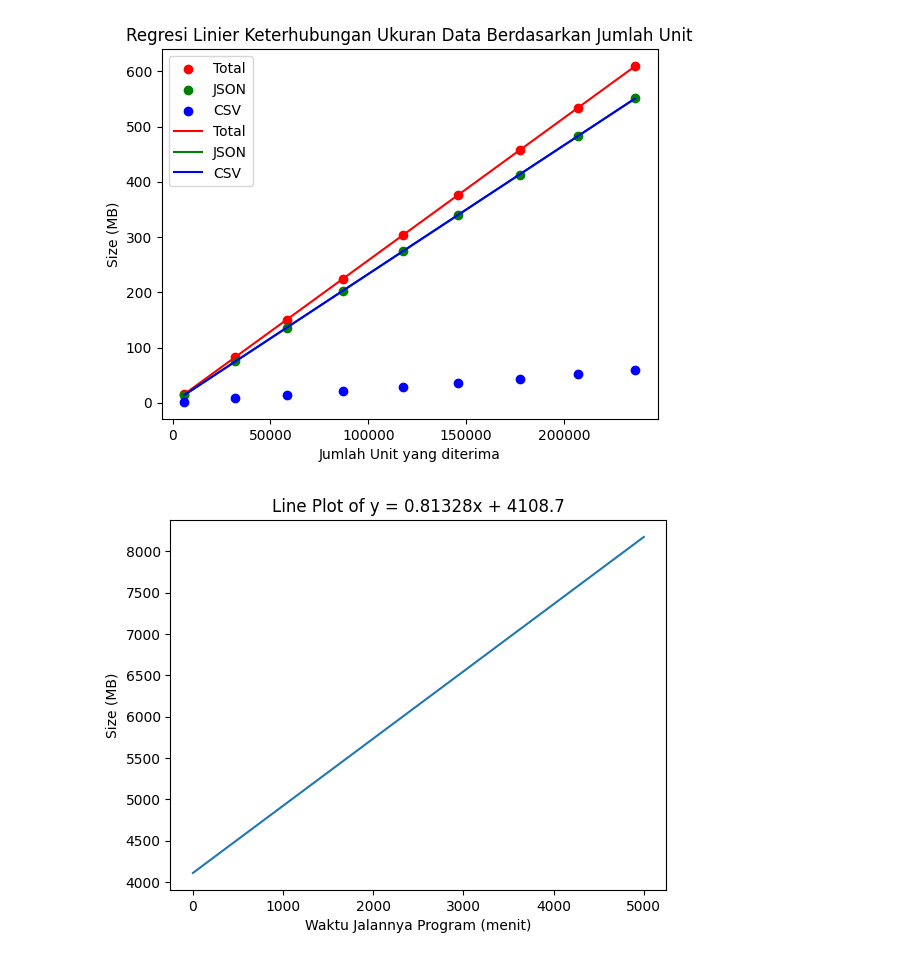
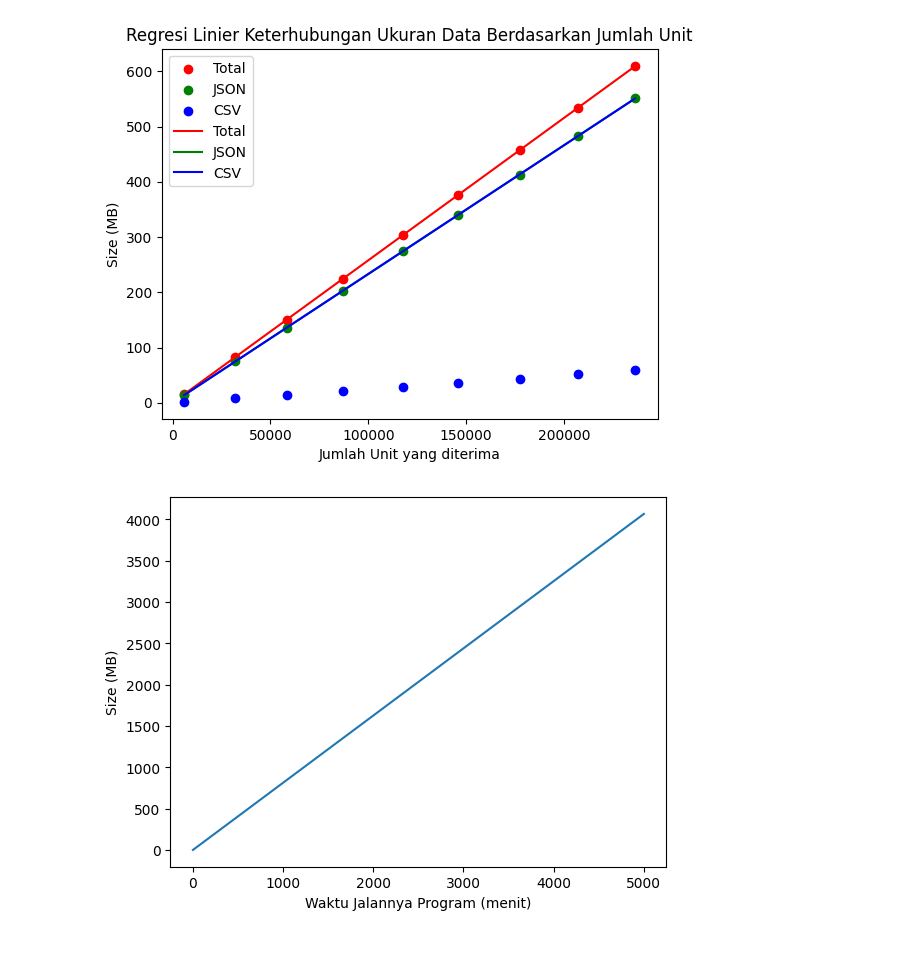
Before and after one commit to thefathan/RedditCrawler, a Jupyter notebook: src/dataprocess.ipynb, the cells around one changed output. Drawn from its saved outputs; the diff is of its cells as text; code cells hidden in the pictures.

```diff
--- a/src/dataprocess.ipynb
+++ b/src/dataprocess.ipynb
@@ -214,25 +214,25 @@ Regression Formula (CSV): y = 0.0002x + 0.0916
 # %%
 import matplotlib.pyplot as plt
 import numpy as np
 
 # Define the x values to plot
 x = np.linspace(0, 5000, 1000)
 
 # Define the equation of the line
-y = 0.81328*x + 4108.7
+y = 0.81328*x
 
 # Create a figure and axis object
 fig, ax = plt.subplots()
 
 # Plot the line
 ax.plot(x, y)
 
 # Set the axis labels and title
 ax.set_xlabel('Waktu Jalannya Program (menit)')
 ax.set_ylabel('Size (MB)')
-ax.set_title('Line Plot of y = 0.81328x + 4108.7')
+# ax.set_title('Line Plot of y = 0.81328x + 4108.7')
 
 # Show the plot
 plt.show()
 # %% [output]
-[figure, old version]
+[figure, new version]
```
